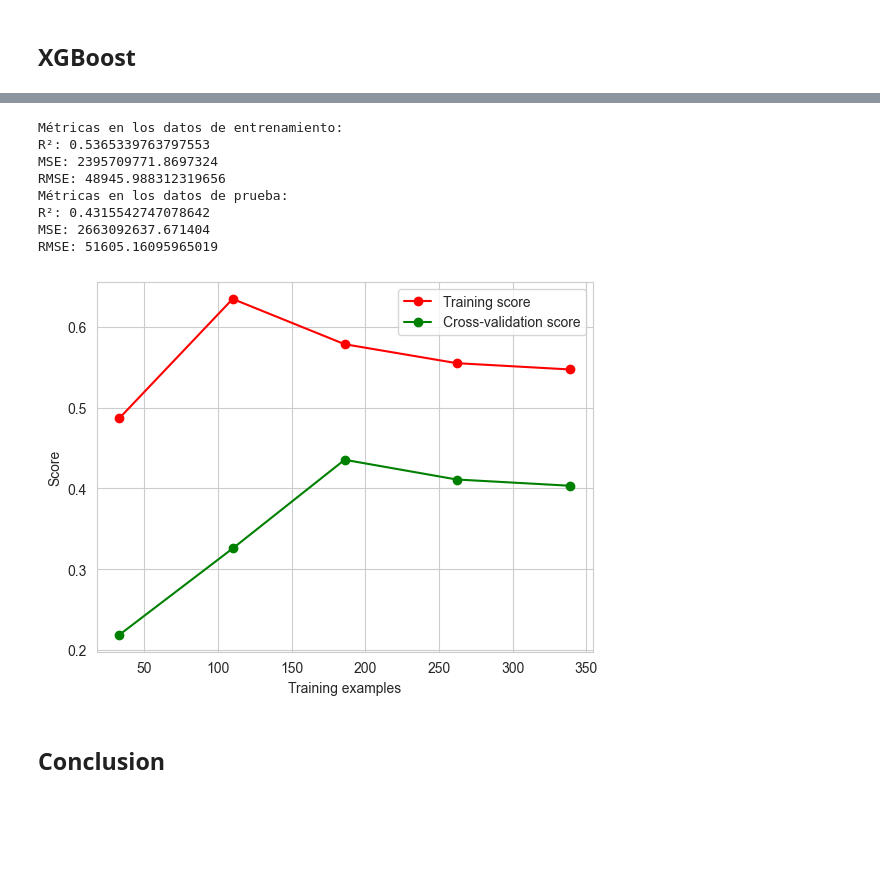
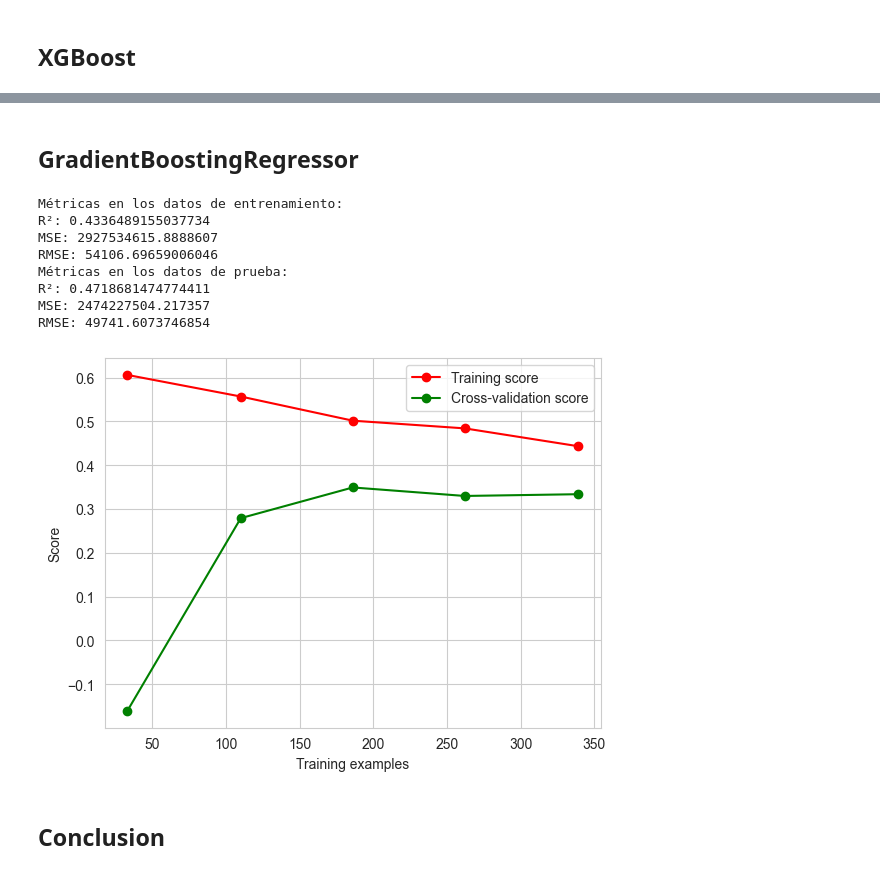
Before and after one commit to lenase0077/Proyectos-Machine-Learning, a Jupyter notebook: Proyecto DataScience Salaries/Leandro_Serrano_EntregaEDAFINAL1.1.ipynb, the cells around one changed output, grey strips where cells are left out. Cells and saved outputs as stored; diff of their text form; code cells hidden in the pictures; blank space fills up the shorter version.

```diff
--- a/Proyecto DataScience Salaries/Leandro_Serrano_EntregaEDAFINAL1.1.ipynb
+++ b/Proyecto DataScience Salaries/Leandro_Serrano_EntregaEDAFINAL1.1.ipynb
@@ -242,10 +260,10 @@ from sklearn.preprocessing import OneHotEncoder
 encoderOHE = OneHotEncoder()
 
 # Ajustar y transformar los datos
-encoded_data = encoderOHE.fit_transform(df_salaryML_OneHotEncoder[['Tipo_de_contrato', 'Nivel_de_experiencia', 'Residencia_del_empleado', 'Tamanio_de_compania']])
+encoded_data = encoderOHE.fit_transform(df_salaryML_OneHotEncoder[['Tipo_de_contrato', 'Residencia_del_empleado', 'Tamanio_de_compania']])
 
 # Obtener las categorías únicas para cada columna
-feature_names = encoderOHE.get_feature_names_out(['Tipo_de_contrato', 'Nivel_de_experiencia', 'Residencia_del_empleado', 'Tamanio_de_compania'])
+feature_names = encoderOHE.get_feature_names_out(['Tipo_de_contrato', 'Residencia_del_empleado', 'Tamanio_de_compania'])
 
 # Convertir el resultado a un DataFrame
 encoded_df = pd.DataFrame(encoded_data.toarray(), columns=feature_names)
@@ -264,6 +282,9 @@ df_encoded.head()
 # %%
-columns_to_drop = ['Anio_Laboral', 'Nivel_de_experiencia', 'Tipo_de_contrato', 'Titulo_de_trabajo', 'Residencia_del_empleado', 'Ratio_remoto', 'Localizacion_de_la_compania', 'Tamanio_de_compania']
+columns_to_drop = ['Anio_Laboral', 'Tipo_de_contrato', 'Titulo_de_trabajo', 'Residencia_del_empleado', 'Ratio_remoto', 'Localizacion_de_la_compania', 'Tamanio_de_compania']
 df_encoded = df_encoded.drop(columns=columns_to_drop)
+# %%
+df_encoded = df_encoded.drop('Tipo_de_contrato_Full_Time', axis=1)
+df_encoded = df_encoded.drop('Tipo_de_contrato_No_FT', axis=1)
 # %%
 df_encoded.head()
 # %% [output]
@@ -518,8 +505,0 @@ Sin embargo, posteriormente me di cuenta de que la visualización que utilicé (
-# %%
-plt.figure(figsize=(10, 4))
-sns.set_style("whitegrid")
-sns.countplot(data=df_salary,x='Ratio_remoto')
-plt.xticks(weight = 'bold')
-plt.xlabel('Ratio Remoto', fontweight='bold' )
-plt.ylabel('Conteo', fontweight='bold')
-plt.show
@@ -830,49 +806,59 @@ RMSE: 51848.64505458778
+# %% [markdown]
+## GradientBoostingRegressor
 # %%
 # Dividir los datos en conjuntos de entrenamiento y prueba
 X_train, X_test, y_train, y_test = train_test_split(X, y, test_size=0.3, random_state=42)
 
 # Crear una instancia del GradientBoostingRegressor
-gbr = GradientBoostingRegressor(n_estimators=1000, random_state=42)
+gbr = GradientBoostingRegressor(n_estimators=1000, random_state=85)
 
 # Ajustar el modelo a los datos de entrenamiento
 gbr.fit(X_train, y_train)
 
 # Realizar predicciones en los conjuntos de entrenamiento y prueba
 y_train_pred = gbr.predict(X_train)
 y_test_pred = gbr.predict(X_test)
 
 # Calcular las métricas de evaluación en los datos de entrenamiento y prueba
 print('Métricas en los datos de entrenamiento:')
 print('R²:', r2_score(y_train, y_train_pred))
 print('MSE:', mean_squared_error(y_train, y_train_pred))
 print('RMSE:', np.sqrt(mean_squared_error(y_train, y_train_pred)))
 
 print('Métricas en los datos de prueba:')
 print('R²:', r2_score(y_test, y_test_pred))
 print('MSE:', mean_squared_error(y_test, y_test_pred))
 print('RMSE:', np.sqrt(mean_squared_error(y_test, y_test_pred)))
 
 # Generar el gráfico de aprendizaje
 train_sizes, train_scores, val_scores = learning_curve(gbr, X_train, y_train, cv=5)
 
 plt.plot(train_sizes, np.mean(train_scores, axis=1), 'o-', color="r", label="Training score")
 plt.plot(train_sizes, np.mean(val_scores, axis=1), 'o-', color="g", label="Cross-validation score")
 
 plt.xlabel("Training examples")
 plt.ylabel("Score")
 plt.legend(loc="best")
 
 plt.show()
+
+GradientBoostRegressorr2_train = r2_score(y_train, y_train_pred)
+GradientBoostRegressormse_train = mean_squared_error(y_train, y_train_pred)
+GradientBoostRegressorrmse_train = np.sqrt(mean_squared_error(y_train, y_train_pred))
+
+GradientBoostRegressorr2_test = r2_score(y_test, y_test_pred)
+GradientBoostRegressormse_test = mean_squared_error(y_test, y_test_pred)
+GradientBoostRegressorrmse_test = np.sqrt(mean_squared_error(y_test, y_test_pred))
 # %% [output]
 Métricas en los datos de entrenamiento:
-R²: 0.5365339763797553
-MSE: 2395709771.8697324
-RMSE: 48945.988312319656
+R²: 0.4336489155037734
+MSE: 2927534615.8888607
+RMSE: 54106.69659006046
 Métricas en los datos de prueba:
-R²: 0.4315542747078642
-MSE: 2663092637.671404
-RMSE: 51605.16095965019
+R²: 0.4718681474774411
+MSE: 2474227504.217357
+RMSE: 49741.6073746854
-[figure, old version]
+[figure, new version]
 # %% [markdown]
 ## Conclusion
 # %% [markdown]
```
Also changed, not shown: parts of 42 cells of this notebook.
